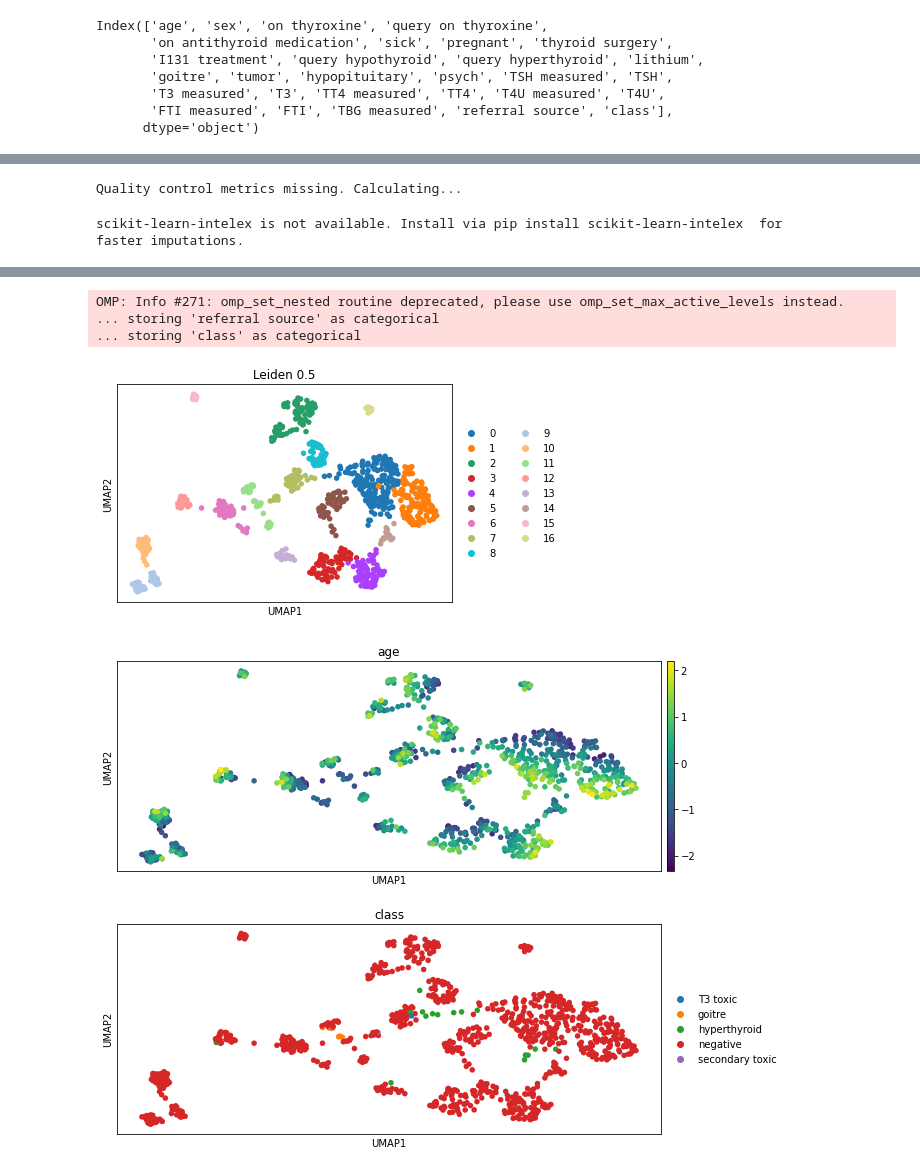
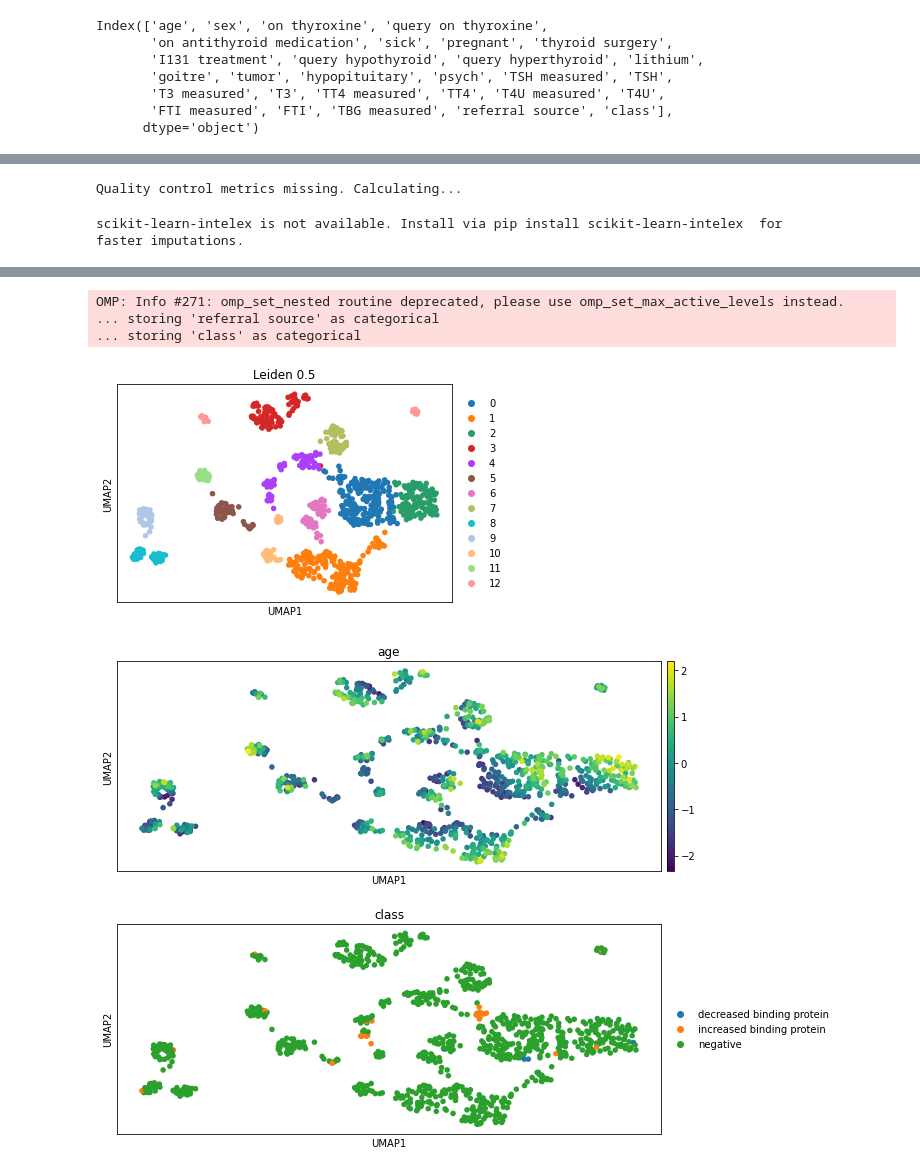
Before and after one commit to theislab/ehrapy-datasets, a Jupyter notebook: thyroid/thyroid.ipynb, the cells around one changed output, grey strips where cells are left out. Cells and saved outputs as stored; diff of their text form; code cells hidden in the pictures.

```diff
--- a/thyroid/thyroid.ipynb
+++ b/thyroid/thyroid.ipynb
@@ -746,7 +730,7 @@ data_sick.to_csv("thyroid_sick_test_prepared.csv")
 # %% [markdown]
 # ehrapy sanity check
 # %%
-adata = ep.io.read("thyroid_allhyper_test_prepared.csv",
+adata = ep.io.read("thyroid_allbp_test_prepared.csv",
                    extension="csv",
                    index_column="patient_id")
 # %%
@@ -789,22 +773,22 @@ adata = ep.pp.encode(
 # %%
 ep.pp.knn_impute(adata)
 ep.pp.norm_scale(adata)
 ep.pp.pca(adata)
 ep.pp.neighbors(adata)
 ep.tl.umap(adata)
-ep.tl.leiden(adata, resolution=0.5, key_added="leiden_0_5")
+ep.tl.leiden(adata, resolution=0.3, key_added="leiden_0_5")
 ep.pl.umap(adata, color=["leiden_0_5"], title="Leiden 0.5")
 # %% [output]
 Quality control metrics missing. Calculating...
 scikit-learn-intelex is not available. Install via pip install scikit-learn-intelex  for
 faster imputations.
 [interactive output not drawn]
 [interactive output not drawn]
 OMP: Info #271: omp_set_nested routine deprecated, please use omp_set_max_active_levels instead.
 ... storing 'referral source' as categorical
 ... storing 'class' as categorical
-[figure, old version]
+[figure, new version]
 # %%
 ep.pl.umap(adata, color=["age", "class"], ncols=1, wspace=0.75)
 # %% [output]
-[figure, old version]
+[figure, new version]
```
Also changed, not shown: parts of 28 cells of this notebook, 1 other file.
